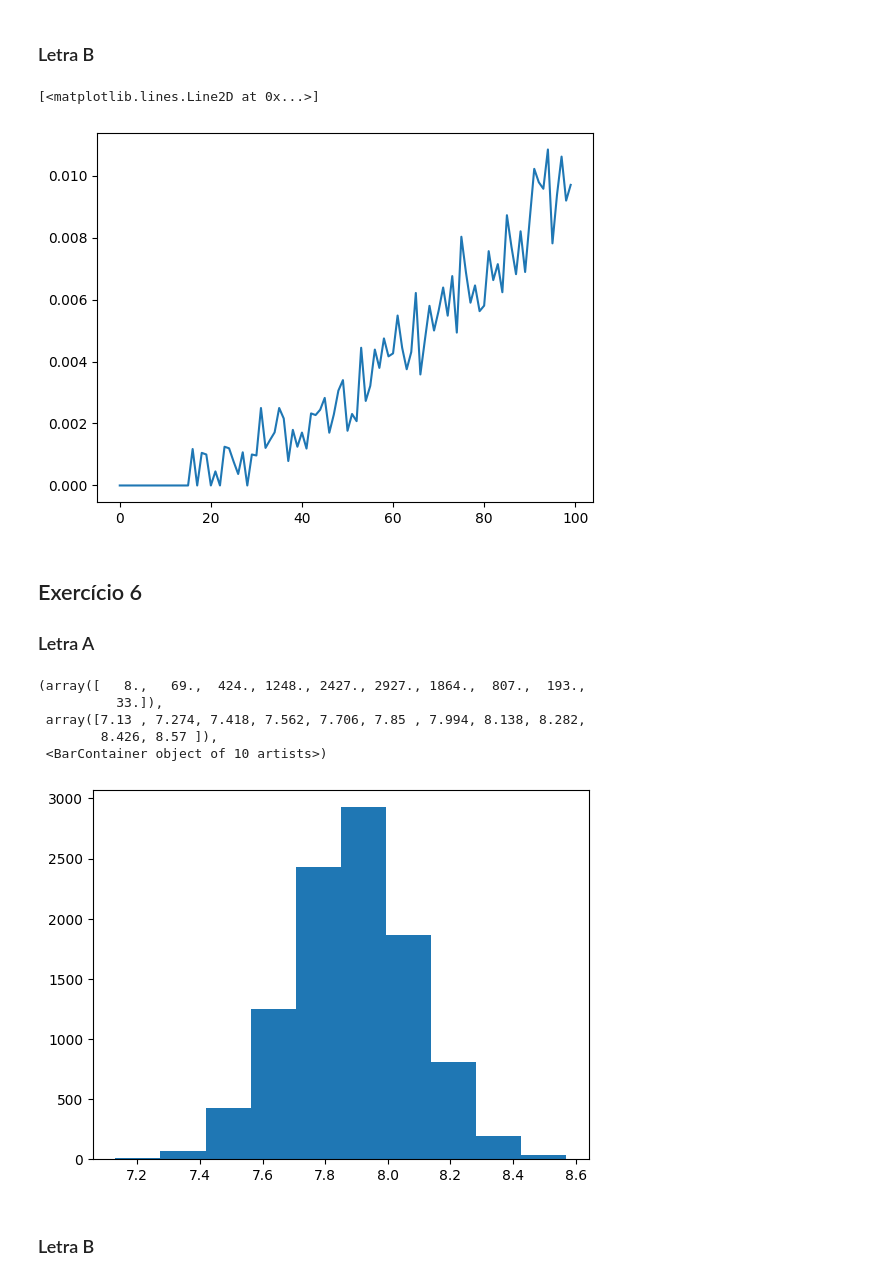
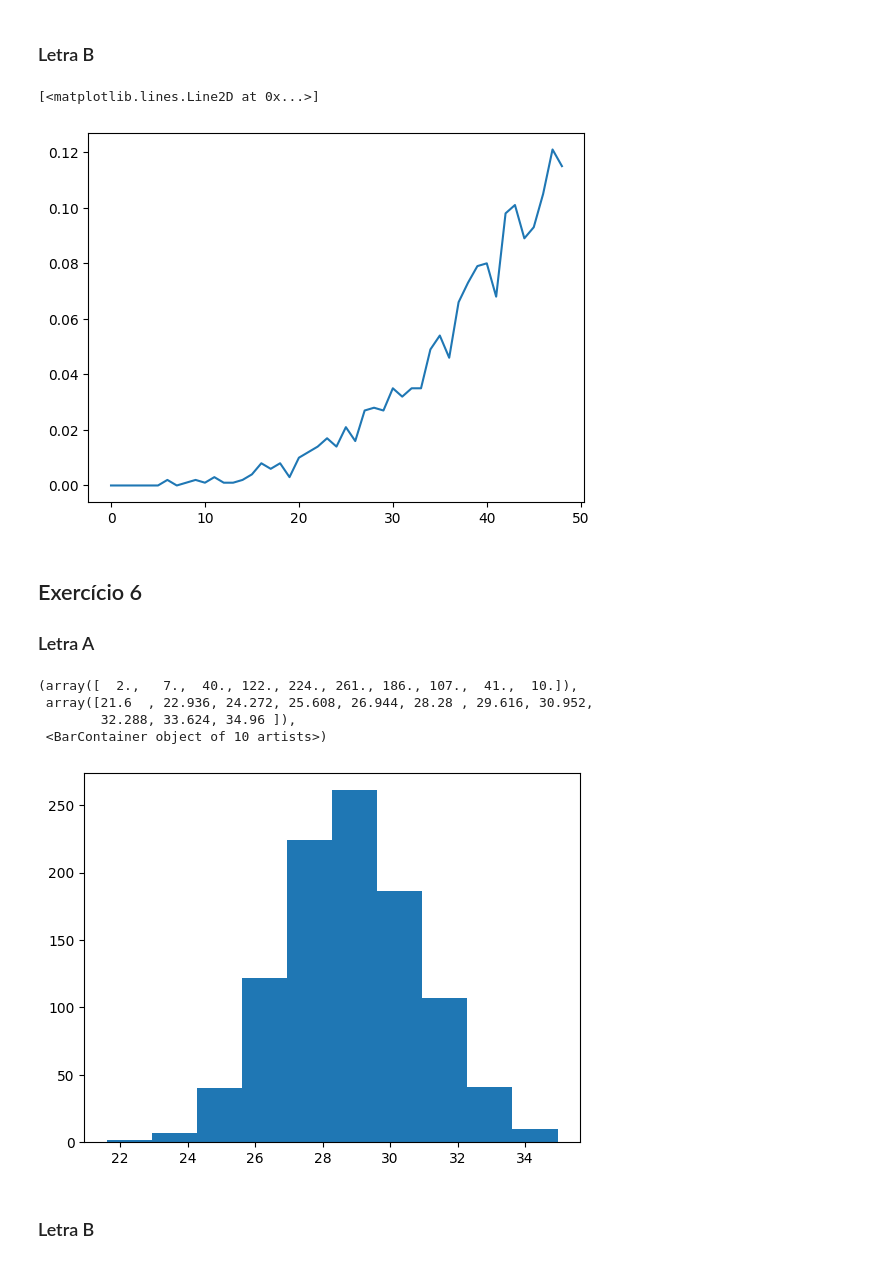
Before and after one commit to guilhermehalvescode/UFU-BCC, a Jupyter notebook: 6p/ms/listas/LIsta1.ipynb, the cells around one changed output. Drawn from its saved outputs; the diff is of its cells as text; code cells hidden in the pictures.

```diff
--- a/6p/ms/listas/LIsta1.ipynb
+++ b/6p/ms/listas/LIsta1.ipynb
@@ -125,3 +123,19 @@ print(np.mean(results))
+# %%
+def geraFilhos():
+    intervalo = ['H', 'M']
+    a = np.random.choice(intervalo)
+    b = np.random.choice(intervalo)
+
+    return a, b
+
+resultados = []
+
+for _ in range(10000):
+    a, b = geraFilhos()
+    resultados.append([a, b])
+
+
+print()
 # %% [markdown]
 ## Exercício 5
 
@@ -133,11 +147,11 @@ def experiment(n, size = 2):
     for _ in range(n):
         nivers[np.random.randint(365)] += 1
 
-    return np.count_nonzero(nivers >= size)
+    return np.count_nonzero(nivers >= size) > 0
 
 results = []
-for i in range(1, 101):
-    value = experimentMeans(lambda: experiment(i), 100) / i
+for i in range(1, 50):
+    value = experimentMeans(lambda: experiment(i), 1000)
     results.append(value)
 
 plt.plot(results)
@@ -148,13 +162,13 @@ plt.plot(results)
 ### Letra B
 # %%
 results = []
-for i in range(1, 101):
-    results.append(experimentMeans(lambda: experiment(i, 3), 100) / i)
+for i in range(1, 50):
+    results.append(experimentMeans(lambda: experiment(i, 3), 1000))
 
 plt.plot(results)
 # %% [output]
 [<matplotlib.lines.Line2D at 0x...>]
-[figure, old version]
+[figure, new version]
 # %% [markdown]
 ## Exercício 6
 
@@ -162,28 +176,31 @@ plt.plot(results)
 # %%
 def experiment():
     coordBebado = [0, 0]
     passos = 0
     while np.linalg.norm(coordBebado) <= 5:
-      deslocamento = [np.random.randint(-1, 1), np.random.randint(-1, 1)]
+      x = np.random.random() * 2 - 1
+      y = np.sqrt(1 - x**2)
+      y = np.random.choice([y, -y])
+
+      deslocamento = [x, y]
       coordBebado[0] += deslocamento[0]
       coordBebado[1] += deslocamento[1]
 
       passos += 1
 
     return passos
 
 results = []
-for _ in range(10000):
+for _ in range(1000):
   results.append(experimentMeans(experiment, 100))
 
 plt.hist(results)
 # %% [output]
-(array([   8.,   69.,  424., 1248., 2427., 2927., 1864.,  807.,  193.,
-          33.]),
- array([7.13 , 7.274, 7.418, 7.562, 7.706, 7.85 , 7.994, 8.138, 8.282,
-        8.426, 8.57 ]),
+(array([  2.,   7.,  40., 122., 224., 261., 186., 107.,  41.,  10.]),
+ array([21.6  , 22.936, 24.272, 25.608, 26.944, 28.28 , 29.616, 30.952,
+        32.288, 33.624, 34.96 ]),
  <BarContainer object of 10 artists>)
-[figure, old version]
+[figure, new version]
 # %% [markdown]
 ### Letra B
 # %%
```
Also changed, not shown: parts of 18 cells of this notebook.
